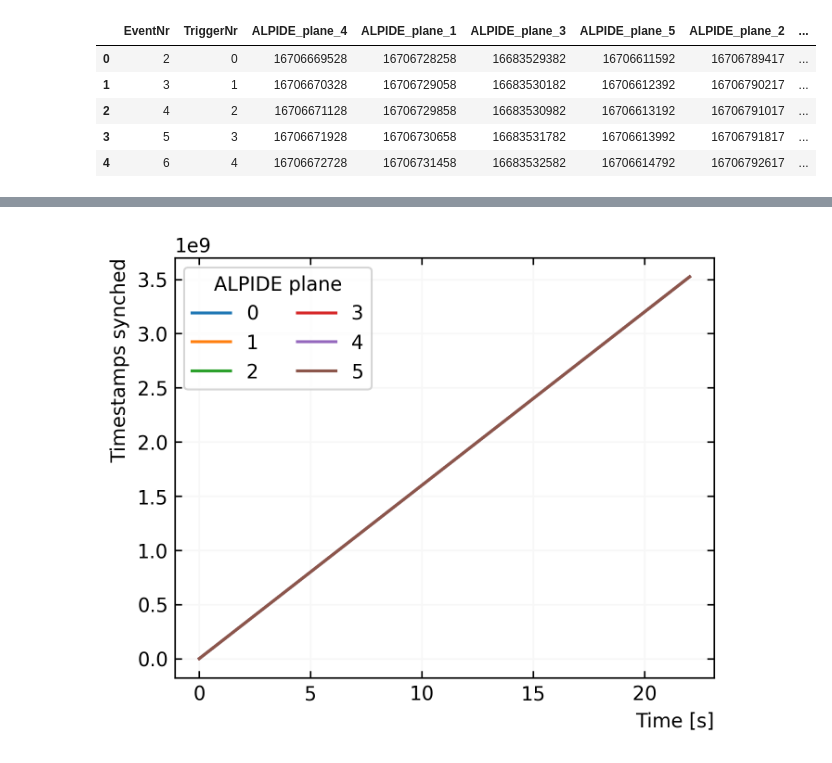
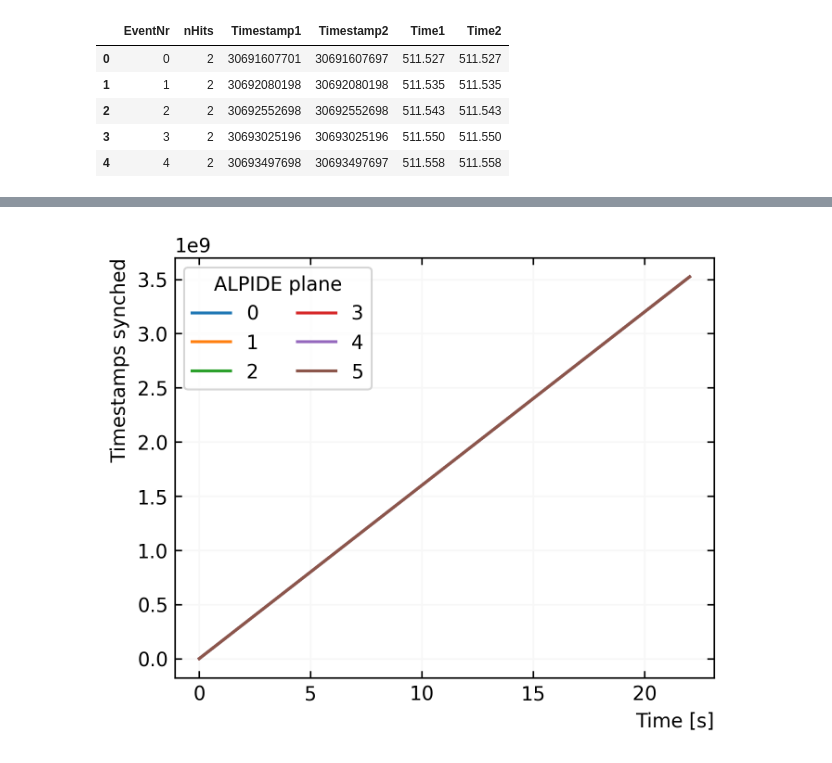
Before and after one commit to bulukutlu/uits3_krakow22, a Jupyter notebook: uits3_krakow22/notebooks/plotTimestamps-R3B.ipynb, the cells around one changed output, grey strips where cells are left out. Cells and saved outputs as stored; diff of their text form; code cells hidden in the pictures.

```diff
--- a/uits3_krakow22/notebooks/plotTimestamps.ipynb
+++ b/uits3_krakow22/notebooks/plotTimestamps-R3B.ipynb
@@ -5,22 +5,19 @@ import matplotlib.pyplot as plt
 import pandas as pd
 import numpy as np
 # %%
-filename="timestamps_run424204606.csv"
-inputrate=100E3
-daqclock=80E6
-runname = filename[11:-4]
+filename="example.csv"
+#inputrate=100E3
+daqclock=60E6
+#runname = filename[11:-4]
 # %%
 df = pd.read_csv(filename)
 df.columns
-if filename == "timestamps_run424204604.csv" :
-    df = df[df.index>700000].reset_index()
-    df["EventNr"] = df["EventNr"] - df["EventNr"][0]
-    df["TriggerNr"] = df["TriggerNr"] - df["TriggerNr"][0]
+df["Time2"].replace({0:np.nan})
 df.head()
 # %% [output]
-|  | EventNr | TriggerNr | ALPIDE_plane_4 | ALPIDE_plane_1 | ALPIDE_plane_3 | ALPIDE_plane_5 | ALPIDE_plane_2 | ... |
-| 0 | 2 | 0 | 16706669528 | 16706728258 | 16683529382 | 16706611592 | 16706789417 | ... |
-| 1 | 3 | 1 | 16706670328 | 16706729058 | 16683530182 | 16706612392 | 16706790217 | ... |
-| 2 | 4 | 2 | 16706671128 | 16706729858 | 16683530982 | 16706613192 | 16706791017 | ... |
-| 3 | 5 | 3 | 16706671928 | 16706730658 | 16683531782 | 16706613992 | 16706791817 | ... |
-| 4 | 6 | 4 | 16706672728 | 16706731458 | 16683532582 | 16706614792 | 16706792617 | ... |
+|  | EventNr | nHits | Timestamp1 | Timestamp2 | Time1 | Time2 |
+| 0 | 0 | 2 | 30691607701 | 30691607697 | 511.527 | 511.527 |
+| 1 | 1 | 2 | 30692080198 | 30692080198 | 511.535 | 511.535 |
+| 2 | 2 | 2 | 30692552698 | 30692552698 | 511.543 | 511.543 |
+| 3 | 3 | 2 | 30693025196 | 30693025196 | 511.550 | 511.550 |
+| 4 | 4 | 2 | 30693497698 | 30693497697 | 511.558 | 511.558 |
```
Also changed, not shown: parts of 2 cells of this notebook, 3 other files.
